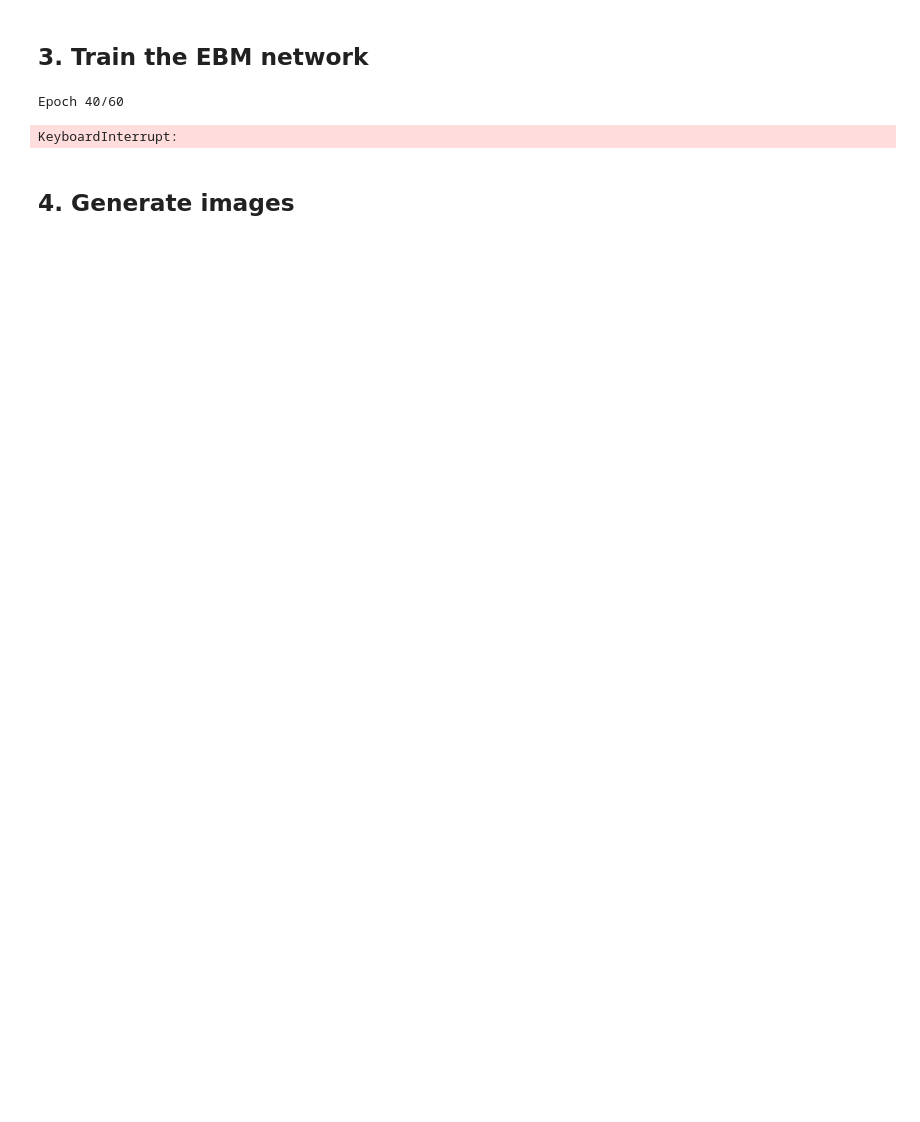
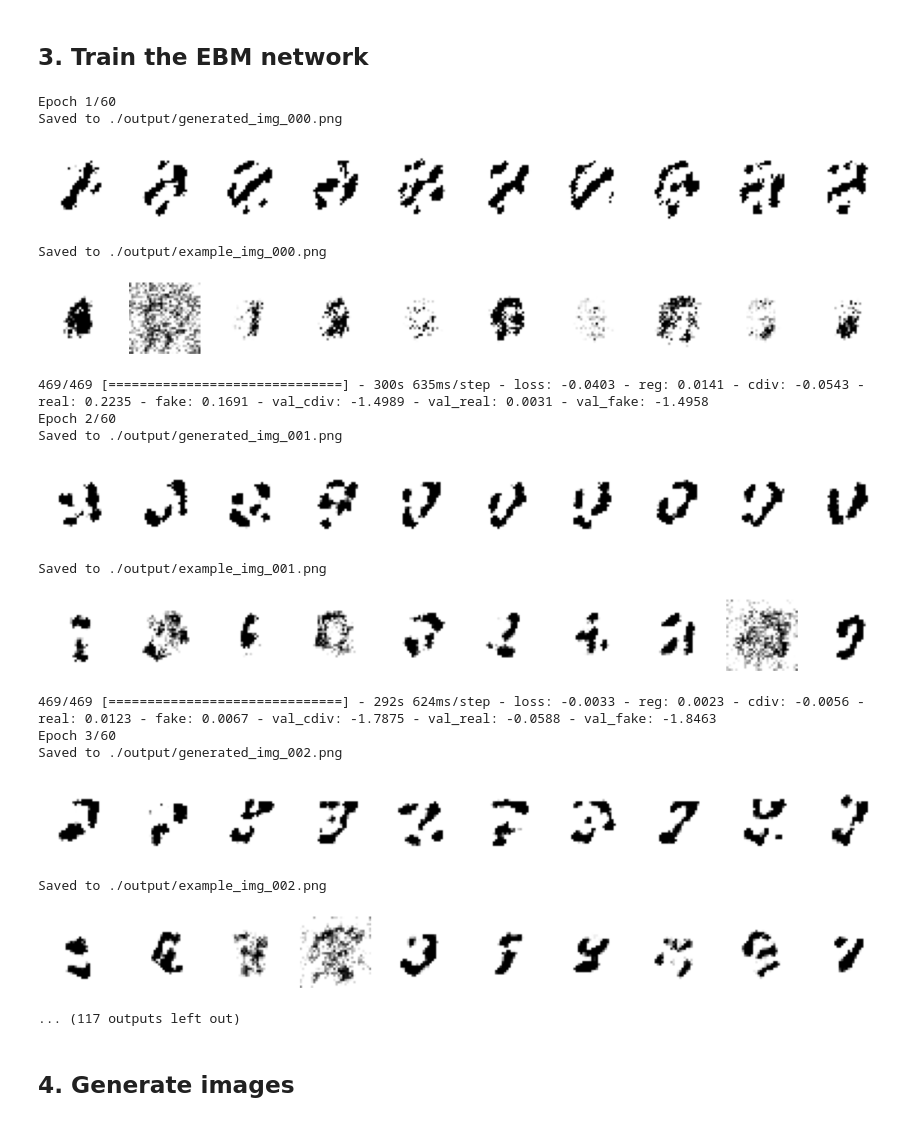
Before and after one commit to davidADSP/Generative_Deep_Learning_2nd_Edition, a Jupyter notebook: notebooks/ebm/mnist/train.ipynb, the cells around one changed output. Cells and saved outputs as stored; diff of their text form; code cells hidden in the pictures; blank space fills up the shorter version.

```diff
--- a/notebooks/ebm/mnist/train.ipynb
+++ b/notebooks/ebm/mnist/train.ipynb
@@ -103,3 +102,6 @@ Total params: 76,993
 Trainable params: 76,993
 Non-trainable params: 0
 _________________________________________________________________
+# %%
+if LOAD_MODEL:
+    model.load_weights('./models/model.h5')
@@ -144,8 +149,8 @@ class Sampler:
 class EBM(keras.Model):
     def __init__(self):
         super(EBM, self).__init__()
-        self.cnn = ebm_model
-        self.sampler = Sampler(self.cnn)
+        self.model = model
+        self.buffer = Buffer(self.model)
         self.alpha = ALPHA
         self.loss_metric = keras.metrics.Mean(name="loss")
         self.reg_loss_metric = keras.metrics.Mean(name="reg")
@@ -160,15 +165,15 @@ class EBM(keras.Model):
     def train_step(self, real_imgs):
         real_imgs += tf.random.normal(shape=tf.shape(real_imgs), mean = 0, stddev = NOISE)
         real_imgs = tf.clip_by_value(real_imgs, -1.0, 1.0)
-        fake_imgs = self.sampler.sample_new_exmps(steps=STEPS, step_size=STEP_SIZE, noise = NOISE)
+        fake_imgs = self.buffer.sample_new_exmps(steps=STEPS, step_size=STEP_SIZE, noise = NOISE)
         inp_imgs = tf.concat([real_imgs, fake_imgs], axis=0)
         with tf.GradientTape() as training_tape:
-            real_out, fake_out = tf.split(self.cnn(inp_imgs), 2, axis=0)
+            real_out, fake_out = tf.split(self.model(inp_imgs), 2, axis=0)
             reg_loss = self.alpha * tf.reduce_mean(real_out ** 2 + fake_out ** 2, axis = 0)
             cdiv_loss = tf.reduce_mean(fake_out, axis = 0) - tf.reduce_mean(real_out, axis = 0)
             loss = reg_loss + cdiv_loss
-        grads = training_tape.gradient(loss, self.cnn.trainable_variables)
-        self.optimizer.apply_gradients(zip(grads, self.cnn.trainable_variables))
+        grads = training_tape.gradient(loss, self.model.trainable_variables)
+        self.optimizer.apply_gradients(zip(grads, self.model.trainable_variables))
         self.loss_metric.update_state(loss)
         self.reg_loss_metric.update_state(reg_loss)
         self.cdiv_loss_metric.update_state(cdiv_loss)
@@ -180,7 +185,7 @@ class EBM(keras.Model):
         batch_size = real_imgs.shape[0]
         fake_imgs = tf.random.uniform((batch_size, IMAGE_SIZE, IMAGE_SIZE, CHANNELS)) * 2 - 1
         inp_imgs = tf.concat([real_imgs, fake_imgs], axis=0)
-        real_out, fake_out = tf.split(self.cnn(inp_imgs), 2, axis=0)
+        real_out, fake_out = tf.split(self.model(inp_imgs), 2, axis=0)
         cdiv = tf.reduce_mean(fake_out, axis = 0) - tf.reduce_mean(real_out, axis = 0)
         self.cdiv_loss_metric.update_state(cdiv)
         self.real_out_metric.update_state(tf.reduce_mean(real_out, axis = 0))
@@ -210,30 +207,52 @@ class ImageGenerator(keras.callbacks.Callback):
 
     def on_epoch_end(self, epoch, logs=None):
         start_imgs = np.random.uniform(size = (self.num_img,IMAGE_SIZE,IMAGE_SIZE,CHANNELS)) * 2 - 1
-        generated_images = Sampler.generate_samples(ebm.cnn, start_imgs, steps=1000, step_size=STEP_SIZE, noise = NOISE, return_img_per_step=False)
+        generated_images = generate_samples(ebm.model, start_imgs, steps=1000, step_size=STEP_SIZE, noise = NOISE, return_img_per_step=False)
         generated_images = generated_images.numpy()
         display(generated_images, save_to = "./output/generated_img_%03d.png" % (epoch))
 
-        example_images = tf.concat(random.choices(ebm.sampler.examples, k = 10), axis = 0)
+        example_images = tf.concat(random.choices(ebm.buffer.examples, k = 10), axis = 0)
         example_images = example_images.numpy()
         display(example_images, save_to = "./output/example_img_%03d.png" % (epoch))
 
 image_generator_callback = ImageGenerator(num_img=10)
+# %%
+class SaveModel(keras.callbacks.Callback):
+    def on_epoch_end(self, epoch, logs = None):
+        model.save_weights('./models/model.h5')
+
+save_model_callback = SaveModel()
 # %%
 ebm.fit(
     # np.array([x_train[0] for _ in range(5000)] + [x_train[1] for _ in range(5000)])
     x_train
     , batch_size=BATCH_SIZE
     , shuffle = True
     , epochs=60
     # , steps_per_epoch = 10
-    , initial_epoch = 39
+    # , initial_epoch = 39
     , validation_data = x_test
-    , callbacks = [model_checkpoint_callback, tensorboard_callback, image_generator_callback]
+    , callbacks = [save_model_callback, tensorboard_callback, image_generator_callback]
 )
 # %% [output]
-Epoch 40/60
+Epoch 1/60
+Saved to ./output/generated_img_000.png
+[figure, added]
-KeyboardInterrupt:
+Saved to ./output/example_img_000.png
+[figure, added]
+469/469 [==============================] - 300s 635ms/step - loss: -0.0403 - reg: 0.0141 - cdiv: -0.0543 - real: 0.2235 - fake: 0.1691 - val_cdiv: -1.4989 - val_real: 0.0031 - val_fake: -1.4958
+Epoch 2/60
+Saved to ./output/generated_img_001.png
+[figure, added]
+Saved to ./output/example_img_001.png
+[figure, added]
+469/469 [==============================] - 292s 624ms/step - loss: -0.0033 - reg: 0.0023 - cdiv: -0.0056 - real: 0.0123 - fake: 0.0067 - val_cdiv: -1.7875 - val_real: -0.0588 - val_fake: -1.8463
+Epoch 3/60
+Saved to ./output/generated_img_002.png
+[figure, added]
+Saved to ./output/example_img_002.png
+[figure, added]
+... (117 outputs left out)
 # %% [markdown]
 ## 4. Generate images <a name="generate"></a>
 # %%
```
Also changed, not shown: parts of 12 cells of this notebook, 4 other files.
